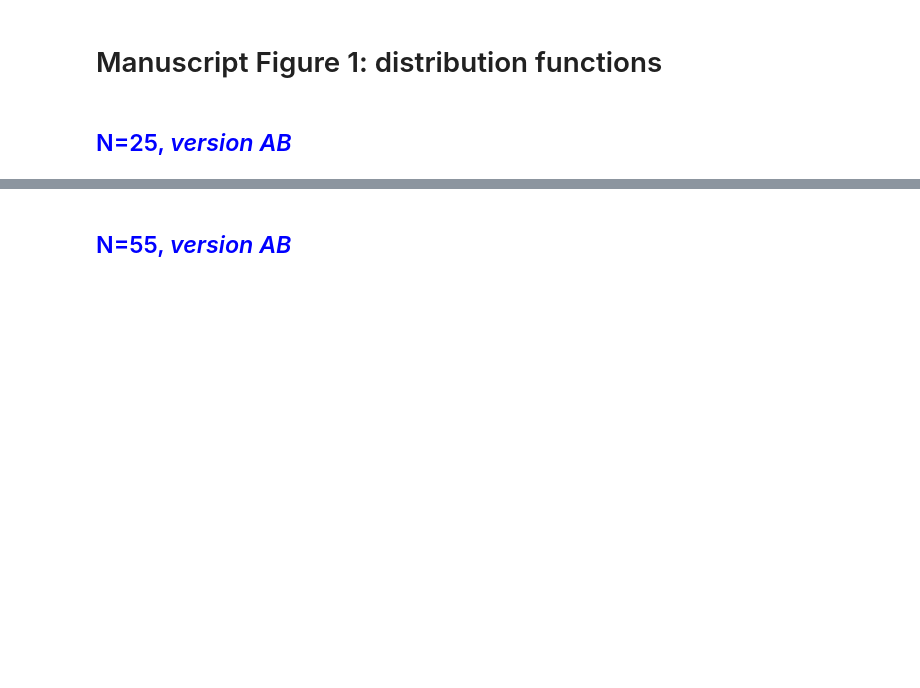
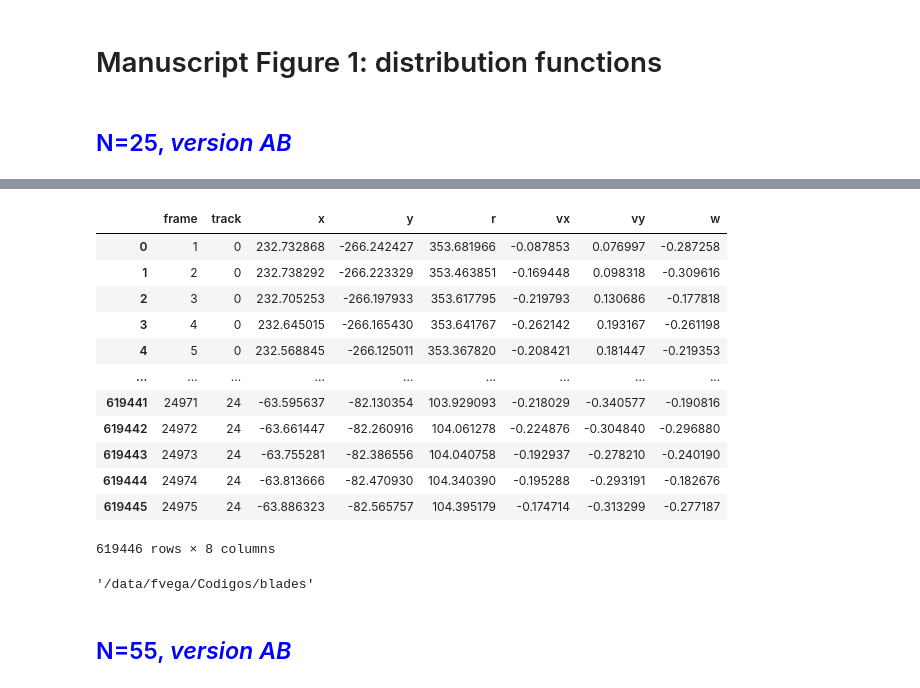
Before and after one commit to fvegar/blades, a Jupyter notebook: chiral_tracks.ipynb, the cells around one changed output, grey strips where cells are left out. Saved outputs shown, nothing was run; the diff lists cells and outputs as text; code cells hidden in the pictures; blank space fills up the shorter version.

```diff
--- a/chiral_tracks.ipynb
+++ b/chiral_tracks.ipynb
@@ -682,6 +730,8 @@ def process(series_directory, hash_prefix, silent, plot_silent):
         tracks[i]['w'] = omega[i][:len(tracks[i])]
         tracks[i].loc[:,'theta'] = signal.savgol_filter(tracks[i].theta.values, 3, 2)
         tracks[i].loc[:,'w'] = signal.savgol_filter(tracks[i].w.values, 3, 2)
+        # line above needs to be modified to:
+        # tracks[i].loc[:,'w'] = np.diff(tracks[i].theta.values)
         #tracks[i] = tracks[i].drop('maxt', axis=1)
 
         ## velocities
@@ -706,6 +756,7 @@ def process(series_directory, hash_prefix, silent, plot_silent):
 
         #tracks[i] = tracks[i][['frame', 'track', 'x', 'y', 'vx', 'vy', 'ax', 'ay', 'theta','w']]
         tracks[i] = tracks[i][['frame', 'track', 'x', 'y', 'r', 'vx', 'vy', 'theta','w']]
+        #tracks[i] = tracks[i][['frame', 'track', 'x', 'y', 'r', 'vx', 'vy', 'w']]
 
 
     # REBUILD DATA TABLE, ORDERED BY TRACK AND WITH theta (only) ANGLE
@@ -713,19 +764,20 @@ def process(series_directory, hash_prefix, silent, plot_silent):
 
     datos = tracks[0].copy() # this is necessary because we derive v's and ws from tracks
 
+    print('Ntracks: ', Ntracks)
     for i in range(1,Ntracks):
-        datos = datos.append(tracks[i])
-    datos = datos.reset_index(drop=True)
+        datos = pd.concat([datos, tracks[i]], ignore_index=True )
+    #datos = datos.reset_index(drop=True)
 
-    if silent == False:
-        print('\n last angle fix\n')
-
-    if np.any(datos.theta.values > circ_unit): # fix angles > 360 degrees if there is any
-        datos.loc[np.where(datos.theta.values > circ_unit)[0], 'theta'] =\
-        datos.theta[np.where(datos.theta.values > circ_unit)[0]][:] - circ_unit
-    if np.any(datos.theta.values < 0):  # fix negative angles if there is any
-        datos.loc[ np.where(datos.theta.values < 0)[0],'theta'] =\
-        circ_unit + datos.theta[np.where(datos.theta.values < 0)[0]]
+  # if silent == False:
+  #     print('\n last angle fix\n')
+  #
+  # if np.any(datos.theta.values > circ_unit): # fix angles > 360 degrees if there is any
+  #     datos.loc[np.where(datos.theta.values > circ_unit)[0], 'theta'] =\
+  #     datos.theta[np.where(datos.theta.values > circ_unit)[0]][:] - circ_unit
+  # if np.any(datos.theta.values < 0):  # fix negative angles if there is any
+  #     datos.loc[ np.where(datos.theta.values < 0)[0],'theta'] =\
+  #     circ_unit + datos.theta[np.where(datos.theta.values < 0)[0]]
 
     ##### LAST COORDINATE TRANSFORMATIONS ###########
 
@@ -742,3 +794,4 @@ def process(series_directory, hash_prefix, silent, plot_silent):
 
     print('done with tracks: ', hash_prefix , '\n')
     return datos, datos_orig, tracks
+#
@@ -1477,0 +1581,20 @@ Canvas(toolbar=Toolbar(toolitems=[('Home', 'Reset original view', 'home', 'home'
+# %%
+dw[0].drop(['theta'], axis=1)
+# %% [output]
+|  | frame | track | x | y | r | vx | vy | w |
+| 0 | 1 | 0 | 232.732868 | -266.242427 | 353.681966 | -0.087853 | 0.076997 | -0.287258 |
+| 1 | 2 | 0 | 232.738292 | -266.223329 | 353.463851 | -0.169448 | 0.098318 | -0.309616 |
+| 2 | 3 | 0 | 232.705253 | -266.197933 | 353.617795 | -0.219793 | 0.130686 | -0.177818 |
+| 3 | 4 | 0 | 232.645015 | -266.165430 | 353.641767 | -0.262142 | 0.193167 | -0.261198 |
+| 4 | 5 | 0 | 232.568845 | -266.125011 | 353.367820 | -0.208421 | 0.181447 | -0.219353 |
+| ... | ... | ... | ... | ... | ... | ... | ... | ... |
+| 619441 | 24971 | 24 | -63.595637 | -82.130354 | 103.929093 | -0.218029 | -0.340577 | -0.190816 |
+| 619442 | 24972 | 24 | -63.661447 | -82.260916 | 104.061278 | -0.224876 | -0.304840 | -0.296880 |
+| 619443 | 24973 | 24 | -63.755281 | -82.386556 | 104.040758 | -0.192937 | -0.278210 | -0.240190 |
+| 619444 | 24974 | 24 | -63.813666 | -82.470930 | 104.340390 | -0.195288 | -0.293191 | -0.182676 |
+| 619445 | 24975 | 24 | -63.886323 | -82.565757 | 104.395179 | -0.174714 | -0.313299 | -0.277187 |
+619446 rows × 8 columns
+# %%
+pwd
+# %% [output]
+'/data/fvega/Codigos/blades'
```
Also changed, not shown: parts of 28 cells of this notebook.
